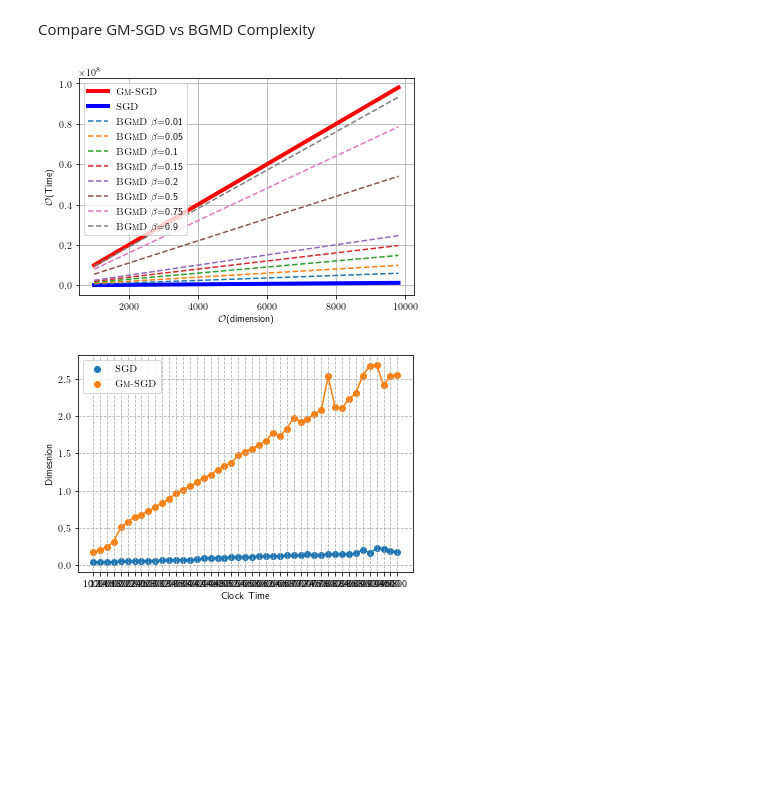
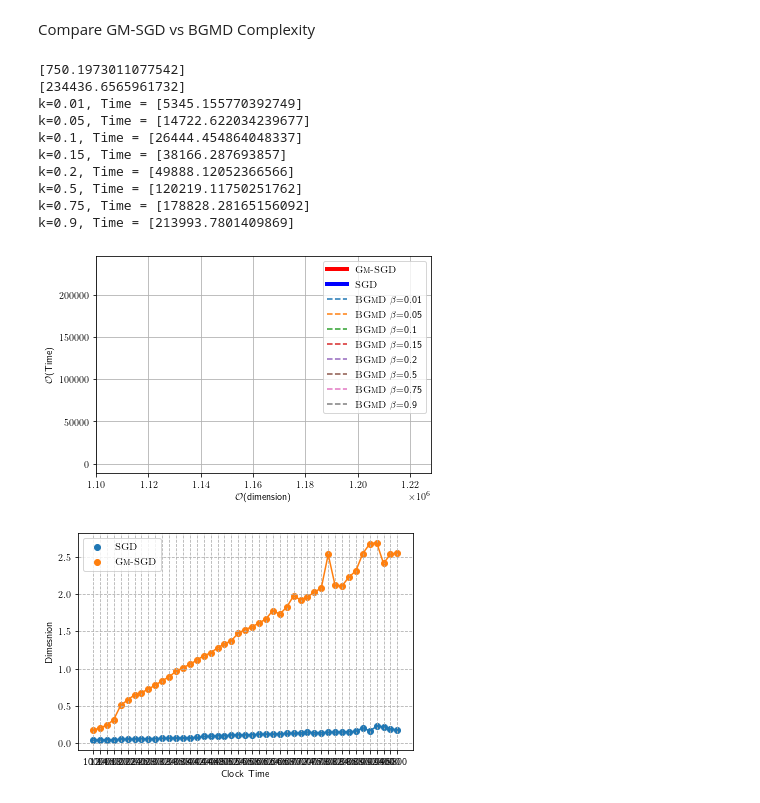
Before and after one commit to anishacharya/Optimization-Mavericks, a Jupyter notebook: playground_.ipynb, the cells around one changed output. Drawn from its saved outputs; the diff is of its cells as text; code cells hidden in the pictures; blank space fills up the shorter version.

```diff
--- a/playground_.ipynb
+++ b/playground_.ipynb
@@ -44,38 +53,46 @@ Compare GM-SGD vs BGMD Complexity
 # %%
 import numpy as np
 import matplotlib.pyplot as plt
 from matplotlib import rc
 rc('text', usetex=True)
 
-epsilon = 1e-2
-b = 128
-dim = np.arange(start=1e3, stop=1e4, step=200) # np.arange(1, 1e6, 10)
+epsilon = 1e-1
+b = 32
+# dim = np.arange(start=1e3, stop=1e4, step=200) # np.arange(1, 1e6, 10)
 
-def gm_sgd(d,epsilon):
-    return (d/epsilon**2)
+# Lenet
+dim = [1163978]
+comp_factor = 49650 # default 1
 
-def sgd(d, b):
-    return b*d
-
-def bgmd(d, epsilon, b, beta):
-    return (d*beta/epsilon**2) + (4*b*d)
-
-y_sgd = [sgd(d, b) for d in dim]
-y_gm = [gm_sgd(d, epsilon) for d in dim]
+y_sgd = [sgd(d, b)/comp_factor for d in dim]
+print(y_sgd)
+y_gm = [gm_sgd(d, epsilon)/comp_factor for d in dim]
+print(y_gm)
 plt.plot(dim, y_gm, label=r"\textsc{Gm-SGD}", linewidth=4, color='r')
 plt.plot(dim, y_sgd, label=r"\textsc{SGD}", linewidth=4, color='b')
 
 for beta in [0.01, 0.05, 0.1, 0.15, 0.2, 0.5, 0.75, 0.9]:
-    y_bgmd = [bgmd(d, epsilon, b, beta) for d in dim]
+    y_bgmd = [bgmd(d, epsilon, b, beta)/comp_factor for d in dim]
+    print("k={}, Time = {}".format(beta, y_bgmd))
     plt.plot(dim, y_bgmd, label=r"\textsc{BGmD} $\beta$="+str(beta), linestyle='--')
 
 # plt.yscale('log')
 plt.xlabel(r"$\mathcal{O}$(dimension)")
 plt.ylabel(r"$\mathcal{O}$(Time)")
 plt.legend()
 plt.grid()#True, which='both', linestyle='--')
 # %% [output]
+[750.1973011077542]
+[234436.6565961732]
+k=0.01, Time = [5345.155770392749]
+k=0.05, Time = [14722.622034239677]
+k=0.1, Time = [26444.454864048337]
+k=0.15, Time = [38166.287693857]
+k=0.2, Time = [49888.12052366566]
+k=0.5, Time = [120219.11750251762]
+k=0.75, Time = [178828.28165156092]
+k=0.9, Time = [213993.7801409869]
-[figure, old version]
+[figure, new version]
 # %%
 from matplotlib import rc
 import json
```
Also changed, not shown: parts of 1 cell of this notebook, 1 other file.
